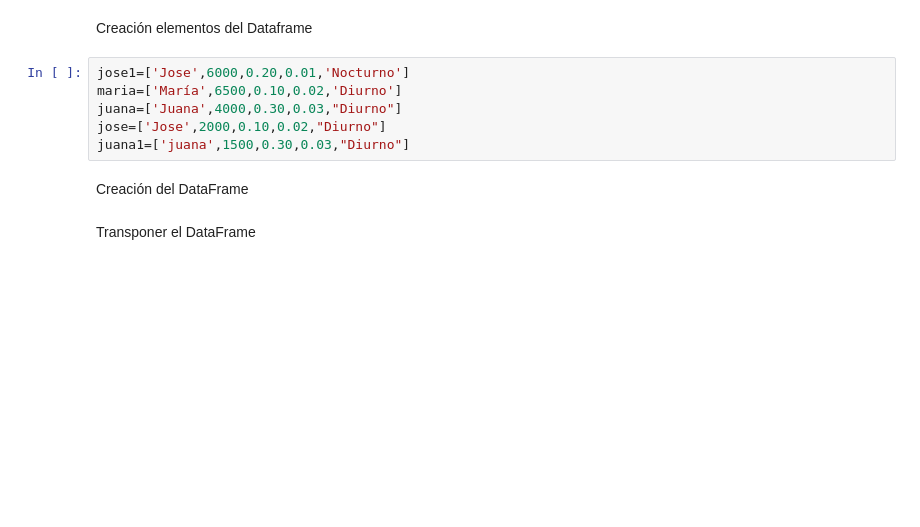
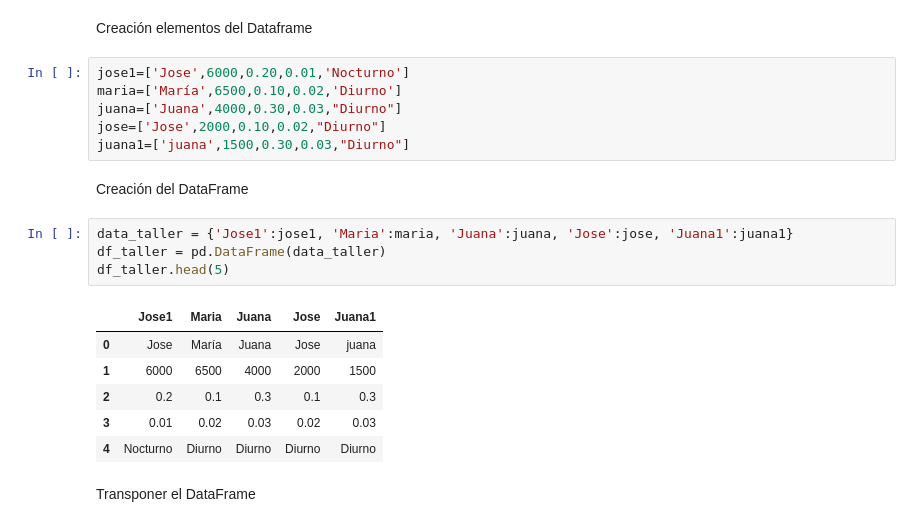
Before and after one commit to Elkinrodriguez77/PythonEAN, a Jupyter notebook: Notebooks/5.Depuración de datos.ipynb, the cells around one changed output. Drawn from its saved outputs; the diff is of its cells as text; blank space fills up the shorter version.

```diff
--- a/Notebooks/5.Depuración de datos.ipynb
+++ b/Notebooks/5.Depuración de datos.ipynb
@@ -286,5 +315,16 @@ jose=['Jose',2000,0.10,0.02,"Diurno"]
 juana1=['juana',1500,0.30,0.03,"Diurno"]
 # %% [markdown]
 Creación del DataFrame
+# %%
+data_taller = {'Jose1':jose1, 'Maria':maria, 'Juana':juana, 'Jose':jose, 'Juana1':juana1}
+df_taller = pd.DataFrame(data_taller)
+df_taller.head(5)
+# %% [output]
+|  | Jose1 | Maria | Juana | Jose | Juana1 |
+| 0 | Jose | María | Juana | Jose | juana |
+| 1 | 6000 | 6500 | 4000 | 2000 | 1500 |
+| 2 | 0.2 | 0.1 | 0.3 | 0.1 | 0.3 |
+| 3 | 0.01 | 0.02 | 0.03 | 0.02 | 0.03 |
+| 4 | Nocturno | Diurno | Diurno | Diurno | Diurno |
 # %% [markdown]
 Transponer el DataFrame
```
Also changed, not shown: parts of 11 cells of this notebook, 2 other files.
